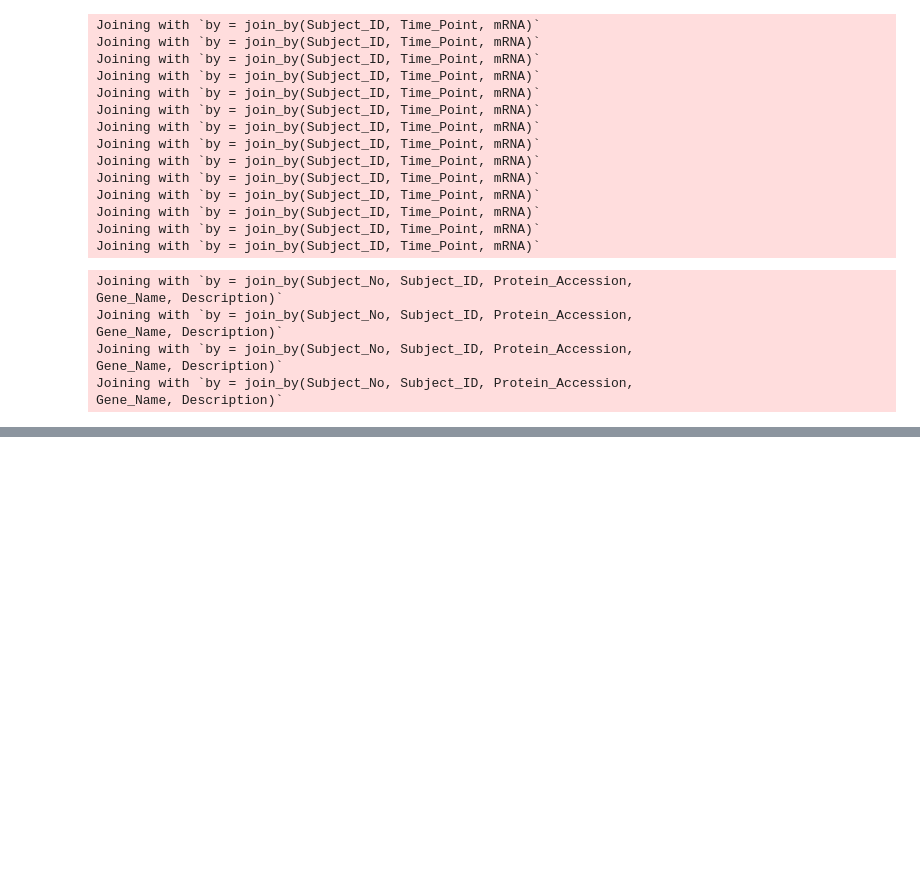
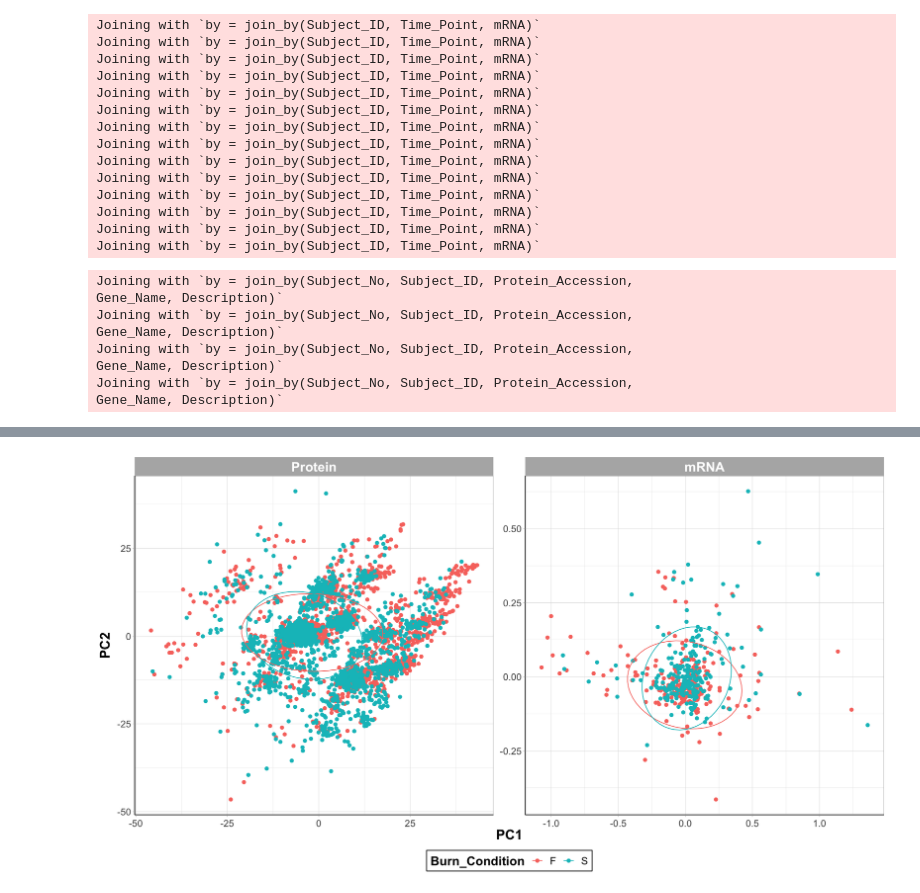
Before and after one commit to UNC-CEMALB/Burn-pit-smoke-condensate-mediated-toxicity-in-human-airway-epithelial-cells-, a Jupyter notebook: 3. Biomarker Cluster Analysis/Redo.ipynb, the cells around one changed output, grey strips where cells are left out. Drawn from its saved outputs; the diff is of its cells as text; code cells hidden in the pictures; blank space fills up the shorter version.

```diff
--- a/3. Biomarker Cluster Analysis/Redo.ipynb
+++ b/3. Biomarker Cluster Analysis/Redo.ipynb
@@ -284,7 +286,7 @@ protein_pca_df = data.frame(protein_pca$x[,1:2]) %>%
 more_data_biomarker_df =  rbind(#wider_cytokine_df[,1:10] %>% rename(Biomarker_Name = Cytokine),
     wider_FC_mRNA_df[,1:6] %>%
                 rename(Biomarker_Name = mRNA),
-               wider_FC_protein_df[,1:5] %>%
+               wider_FC_protein_df[,1:6] %>%
                 rename(Biomarker_Name = Protein_Accession)) %>%
                rownames_to_column(var = "Sample_ID")
 
@@ -295,0 +307,22 @@ ERROR: Error in rbind(deparse.level, ...): numbers of columns of arguments do no
+# %%
+options(repr.plot.width=15, repr.plot.height=8) #changing size
+ggplot(data = full_eigenvector_df, aes(x = PC1, y = PC2, color = Burn_Condition)) +
+  geom_point(size = 2) +
+  stat_ellipse(level = 0.95) + # 95% confidence ellipses
+
+  facet_wrap(~Biomarker, scales = "free") +
+
+  theme_light() +
+  theme(axis.text.x = element_text(vjust = 0.5), #rotating x labels/ moving x labels slightly to the left
+        axis.line = element_line(colour="black"), #making x and y axes black
+        axis.text = element_text(size = 13), #changing size of x axis labels
+        axis.title = element_text(face = "bold", size = rel(1.7)), #changes axis titles
+        legend.title = element_text(face = 'bold', size = 17), #changes legend title
+        legend.text = element_text(size = 14), #changes legend text
+        legend.position = 'bottom',
+        legend.background = element_rect(colour = 'black', fill = 'white', linetype = 'solid'),
+        strip.text.x = element_text(size = 18, face = "bold"), #changes size of facet x axis
+        strip.text.y = element_text(size = 18, face = "bold")) #+ #changes size of facet y axis
+  #xlab('Dimension 1 (67.5%)') + ylab('Dimension 2 (9.5%)')  #changing axis labels
+# %% [output]
+[figure, added]
```
Also changed, not shown: parts of 5 cells of this notebook.
